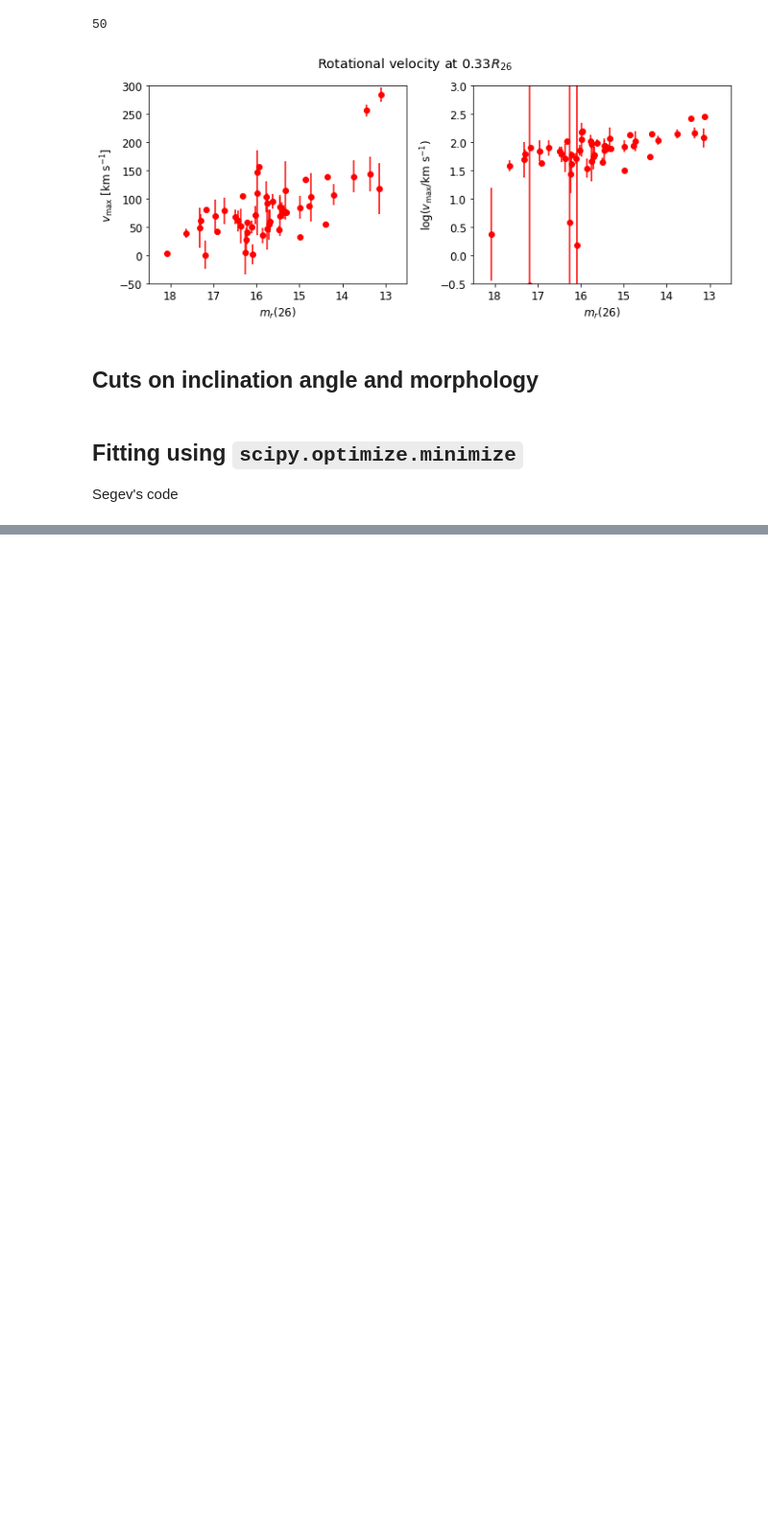
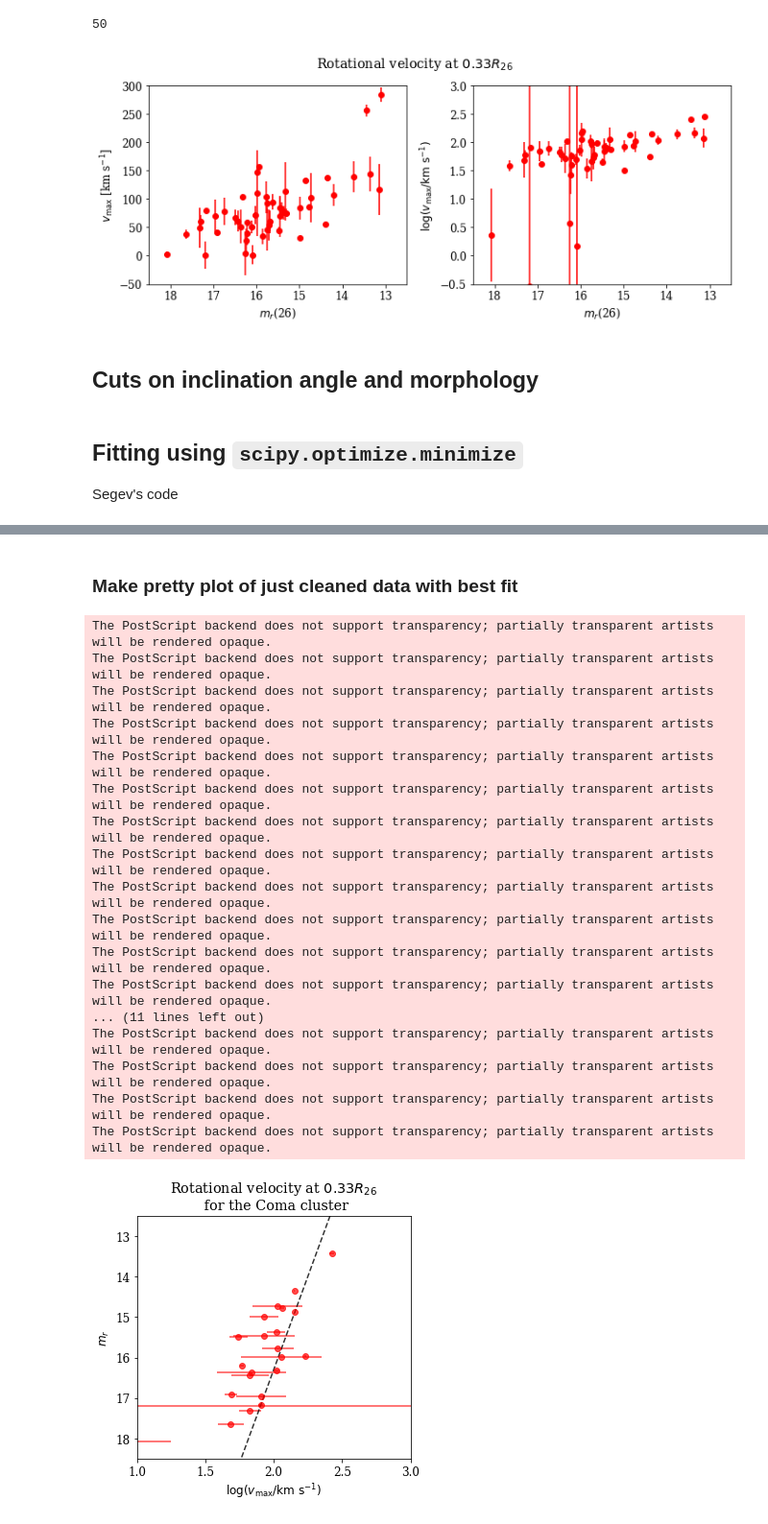
Before and after one commit to DESI-UR/DESI_SGA, a Jupyter notebook: TF/TF_Coma.ipynb, the cells around one changed output, grey strips where cells are left out. Shown at 96% size. Cells and saved outputs as stored; diff of their text form; code cells hidden in the pictures; blank space fills up the shorter version.

```diff
--- a/TF/TF_Coma.ipynb
+++ b/TF/TF_Coma.ipynb
@@ -391,0 +484,74 @@ ax.legend(loc='lower right', fontsize=10);
+# %% [markdown]
+### Make pretty plot of just cleaned data with best fit
+# %%
+fig, ax = plt.subplots(1,1, figsize=(5,5), tight_layout=True)
+
+rmag_clean = np.asarray(rmag_clean)
+vmax_clean = np.asarray(vmax_clean)
+dvmax_clean = np.asarray(dvmax_clean)
+
+isrmeas_clean = rmag_clean > 0
+
+log10vmax_clean = np.log10(vmax_clean)
+dlog10vmax_clean = 0.434 * dvmax_clean / vmax_clean
+
+ax.errorbar(log10vmax_clean[isrmeas_clean],
+            rmag_clean[isrmeas_clean],
+            xerr=dlog10vmax_clean[isrmeas_clean],
+            fmt='ro',
+            alpha=0.7)
+'''
+a, b, hess_inv = fit_3sigma(rmag_clean[isrmeas_clean],
+                            log10vmax_clean[isrmeas_clean],
+                            dlog10vmax_clean[isrmeas_clean])
+print(a,b)
+''';
+r = np.arange(12.5,18.6,0.1)
+v = a + b*r
+ax.plot(v, r, 'k--', alpha=0.8)
+'''
+################################################################################
+# Compute and plot the uncertainty range around the best fit
+#-------------------------------------------------------------------------------
+N_samples = 1000
+
+random_samples = np.random.multivariate_normal(mean=(a,b),
+                                               cov=hess_inv.matmat(np.eye(2)),
+                                               size=N_samples)
+
+for i in range(len(r)):
+    y_samples = random_samples[:,0] + random_samples[:,1]*r[i]
+
+std_dev = np.std(y_samples, axis=0)
+
+ax.fill_between(r, v-std_dev, v+std_dev, facecolor='lightgray', alpha=0.2)
+################################################################################
+''';
+ax.set(ylabel='$m_r$',
+       ylim=(18.5, 12.5),
+       xlabel=r'$\log{(v_\mathrm{max} / \mathrm{km~s}^{-1})}$',
+       xlim=(1,3),
+       title='Rotational velocity at $0.33R_{26}$ \n for the Coma cluster')
+
+plt.savefig('../Figures/PV_TFR_Coma_09252021.eps', format='eps', dpi=300);
+
+#ax.legend(loc='lower right', fontsize=10);
+# %% [output]
+The PostScript backend does not support transparency; partially transparent artists will be rendered opaque.
+The PostScript backend does not support transparency; partially transparent artists will be rendered opaque.
+The PostScript backend does not support transparency; partially transparent artists will be rendered opaque.
+The PostScript backend does not support transparency; partially transparent artists will be rendered opaque.
+The PostScript backend does not support transparency; partially transparent artists will be rendered opaque.
+The PostScript backend does not support transparency; partially transparent artists will be rendered opaque.
+The PostScript backend does not support transparency; partially transparent artists will be rendered opaque.
+The PostScript backend does not support transparency; partially transparent artists will be rendered opaque.
+The PostScript backend does not support transparency; partially transparent artists will be rendered opaque.
+The PostScript backend does not support transparency; partially transparent artists will be rendered opaque.
+The PostScript backend does not support transparency; partially transparent artists will be rendered opaque.
+The PostScript backend does not support transparency; partially transparent artists will be rendered opaque.
+... (11 lines left out)
+The PostScript backend does not support transparency; partially transparent artists will be rendered opaque.
+The PostScript backend does not support transparency; partially transparent artists will be rendered opaque.
+The PostScript backend does not support transparency; partially transparent artists will be rendered opaque.
+The PostScript backend does not support transparency; partially transparent artists will be rendered opaque.
+[figure, added]
```
Also changed, not shown: parts of 7 cells of this notebook.
